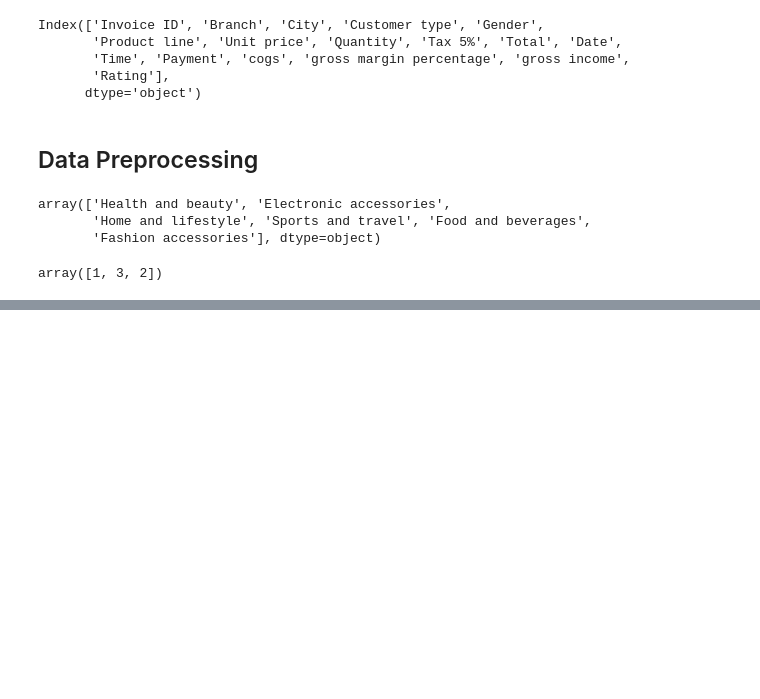
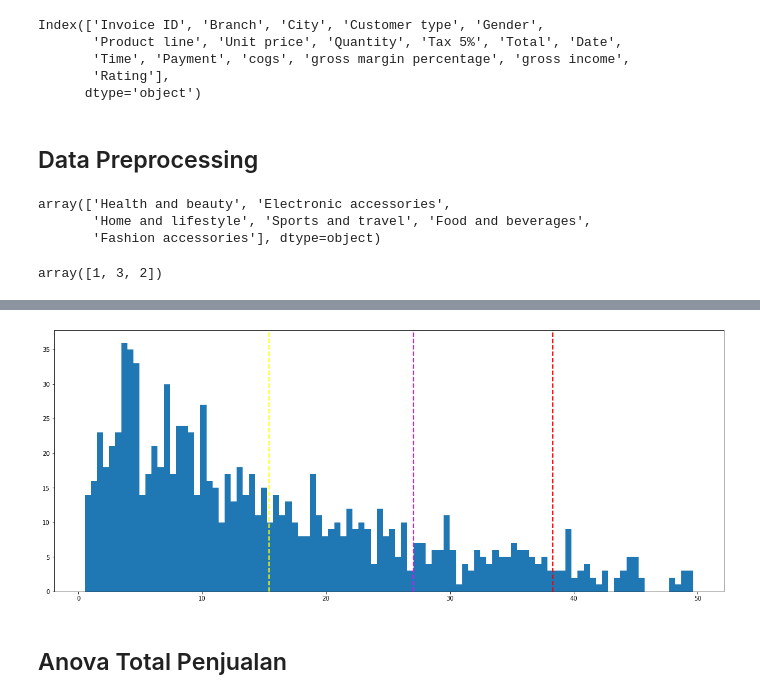
Before and after one commit to stefanusdody/Hypothesis-Testing-Supermarket-Sales-Analysis, a Jupyter notebook: hypotesis_testing.ipynb, the cells around one changed output, grey strips where cells are left out. Drawn from its saved outputs; the diff is of its cells as text; code cells hidden in the pictures; blank space fills up the shorter version.

```diff
--- a/hypotesis_testing.ipynb
+++ b/hypotesis_testing.ipynb
@@ -153,0 +136,22 @@ Hypothesis (H0) diterima, adanya kemungkinan hubungan yang signifikan antara var
+# %%
+# menghitung 90% Confidence Interval. 10% of the probability is outside this, 5% in each tail
+ci = stats.norm.interval(0.95, data['gross income'].mean(), data['gross income'].std())
+
+
+plt.figure(figsize=(20,8))
+plt.hist(data['gross income'], bins=100)
+
+# show the hypothesized population mean
+plt.axvline(data['gross income'].mean(), color='yellow', linestyle='dashed', linewidth=2)
+
+# melihat garis the right-tail Confidence Interval threshold - 5% of propbability is under the curve to the right of this.
+plt.axvline(ci[1], color='red', linestyle='dashed', linewidth=2)
+
+# show the t-statistic - the p-value is the area under the curve to the right of this
+plt.axvline(data['gross income'].mean() + data['gross income'].std(), color='magenta', linestyle='dashed', linewidth=2)
+
+plt.show();
+# %% [output]
+[figure, added]
+# %% [markdown]
+## Anova Total Penjualan
```
Also changed, not shown: parts of 7 cells of this notebook.
